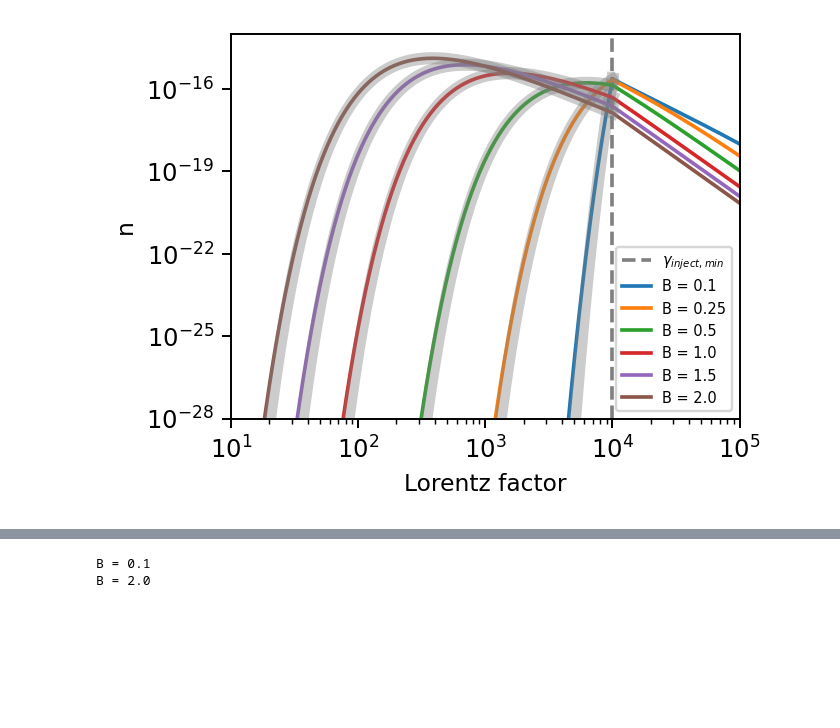
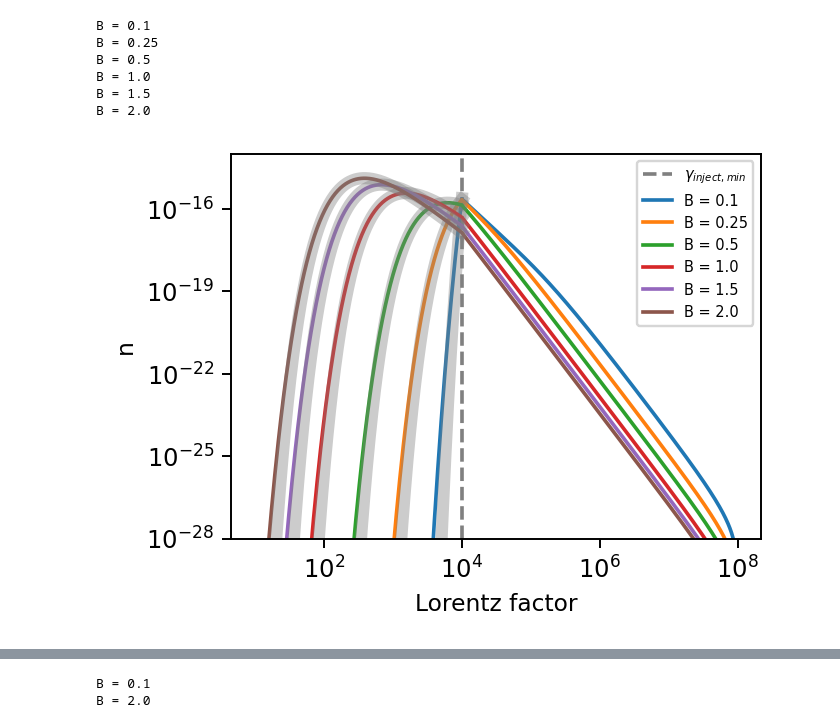
Before and after one commit to me623/Mphys_modelling, a Jupyter notebook: plotting.ipynb, the cells around one changed output, grey strips where cells are left out. Cells and saved outputs as stored; diff of their text form; code cells hidden in the pictures; blank space fills up the shorter version.

```diff
--- a/plotting.ipynb
+++ b/plotting.ipynb
@@ -40,63 +40,81 @@ from scipy.optimize import curve_fit
 def cooling_LHS(gamma, C, tau=1, S=1):  # Example values for tau and S
     return C * np.exp(1)**(1 / (S * tau * gamma)) / gamma ** 2
 
-def plot_with_fit(files, names, fontsize=10, x_range=[1e1, 1e5], y_range=[1e-28, 1e-14], plot_initial=False):
+def plot_with_fit(files, names, fontsize=10, x_range=[1e1, 1e5], y_range=[1e-28, 1e-14], plot_initial=False, folder="csv_data", lnn_bool=False):
     colours = ["tab:blue", "tab:orange", "tab:green", "tab:red", "tab:purple",
                "tab:brown", "tab:pink","tab:grey", "tab:olive", "tab:cyan"]
     plt.figure(figsize=[4, 3])
     plt.vlines(1e4, 1e-28, 2e12, "grey", "dashed", lw=1.5, label="$\gamma_{inject,min}$")
 
     for file, name, colour in zip(files, names, colours[:len(files)]):
-        run_data = pd.read_csv(r"C:\Users\morga\Masters Year\Modelling\Mphys_modelling\csv_data\{}_run.csv".format(file[:-4]))
-        sim_data = pd.read_csv(r"C:\Users\morga\Masters Year\Modelling\Mphys_modelling\csv_data\{}".format(file), header=None, low_memory=False)
+        print(name)
+        run_data = pd.read_csv(r"C:\Users\morga\Masters Year\Modelling\Mphys_modelling\{}\runs\run_{}.csv".format(folder,file[:-4]))
+        sim_data = pd.read_csv(r"C:\Users\morga\Masters Year\Modelling\Mphys_modelling\{}\{}".format(folder,file), header=None, low_memory=False)
 
         sim_data = sim_data.T
         sim_data.columns = sim_data.iloc[0]
         sim_data = sim_data[1:]
         sim_data.reset_index(drop=True, inplace=True)
-
-        plt.plot(sim_data["gamma"], sim_data.iloc[:, -1], label=name, c = colour)
+        plot_y = sim_data.iloc[:, -1]
+        if lnn_bool:
+            plot_y = np.exp(1.)**plot_y
+        plt.plot(sim_data["gamma"], plot_y, label=name, c = colour)
 
         # Define cooling_LHS with run_data params
         def cooling_LHS(gamma, C, tau=run_data["tau_esc"].values[0], S=run_data["S"].values[0]):
             return C * np.exp(1)**(1 / (S * tau * gamma)) / gamma ** 2
 
         # Example data
+        sim_data = sim_data.fillna(0)
+
+        sim_data = sim_data[sim_data.iloc[:, -1] != 0]
         gamma_data = sim_data["gamma"][sim_data["gamma"] <= run_data["inject_min"].values[0]]
         cooling_data = sim_data.iloc[:, -1][sim_data["gamma"] <= run_data["inject_min"].values[0]]
 
+        if lnn_bool:
+            cooling_data = np.exp(1.)**cooling_data
         # Fit the model to the data
         initial_guess = [1]
+
         popt, pcov = curve_fit(cooling_LHS, gamma_data, cooling_data, p0=initial_guess)
 
         # Optimal parameter
         C_opt = popt[0]
 
         # Generate fitted values
         cooling_fit = cooling_LHS(gamma_data, C_opt)
 
         # Plot the data and the fit
         plt.plot(gamma_data, cooling_fit, c="grey", alpha=0.4, ls="-", lw=5)
 
     if plot_initial:
-        plt.plot(sim_data["gamma"], sim_data.iloc[:, 1], "-", c = "black", zorder=0, label="init_dist")
+        plot_y = sim_data.iloc[:, 1]
+        if lnn_bool:
+            plot_y = np.exp(1.)**plot_y
+        plt.plot(sim_data["gamma"], plot_y, "-", c = "black", zorder=0, label="init_dist")
 
     # Add labels and legend with optional fontsize
     plt.ylabel("n", fontsize=fontsize*0.8)
     plt.yscale("log")
     plt.xscale("log")
     plt.xlabel("Lorentz factor", fontsize=fontsize*0.8)
     plt.xlim(*x_range)
     plt.ylim(*y_range)
     plt.legend(fontsize=fontsize*0.5)
     #plt.grid(which="minor")
     plt.tight_layout()
     plt.show()
 
 # Example usage with optional fontsize
 files = ["B 100.csv", "B 250.csv", "B 500.csv", "B1000.csv", "B1500.csv", "B2000.csv"]
 names = ["B = 0.1", "B = 0.25", "B = 0.5", "B = 1.0", "B = 1.5", "B = 2.0"]
-plot_with_fit(files, names, fontsize=12)
+plot_with_fit(files, names, fontsize=12, lnn_bool=False, x_range=[None, None])
 # %% [output]
+B = 0.1
+B = 0.25
+B = 0.5
+B = 1.0
+B = 1.5
+B = 2.0
-[figure, old version]
+[figure, new version]
 # %%
```
Also changed, not shown: parts of 10 cells of this notebook, 5 other files.
